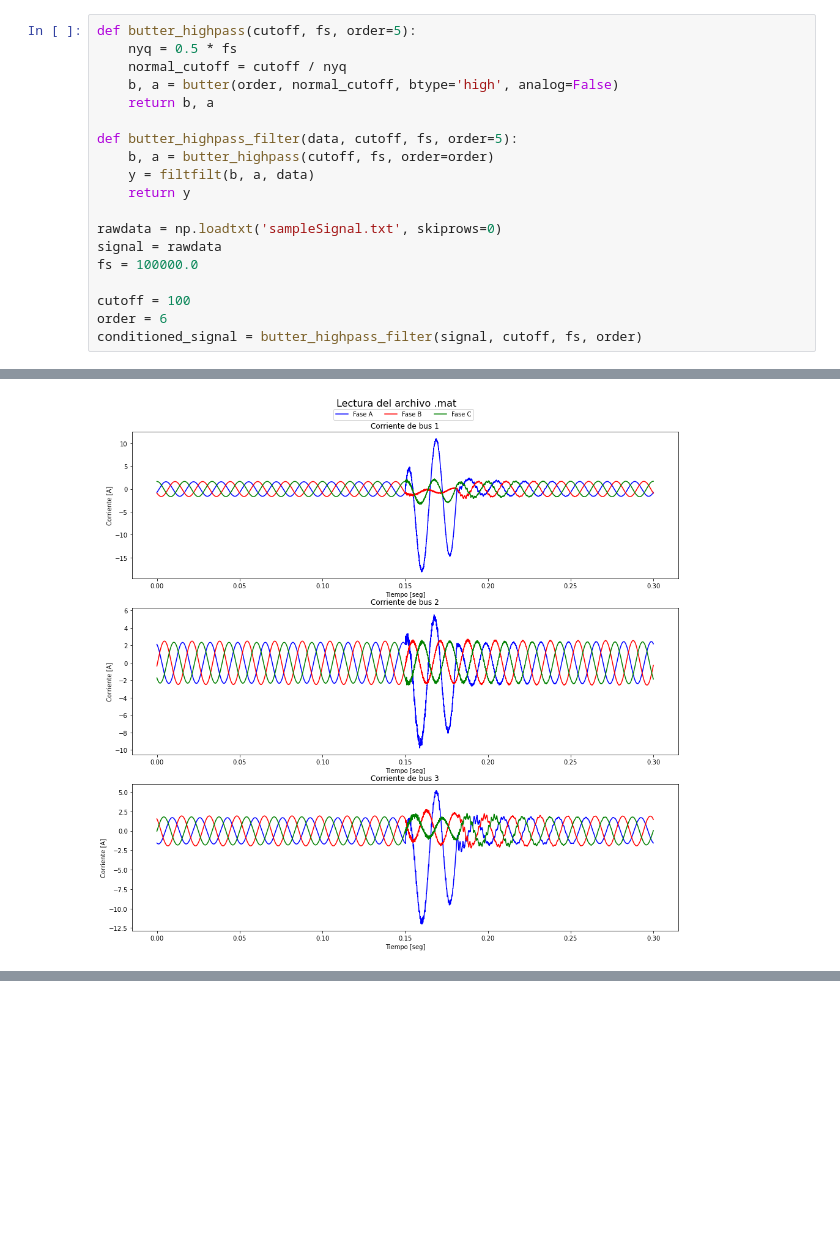
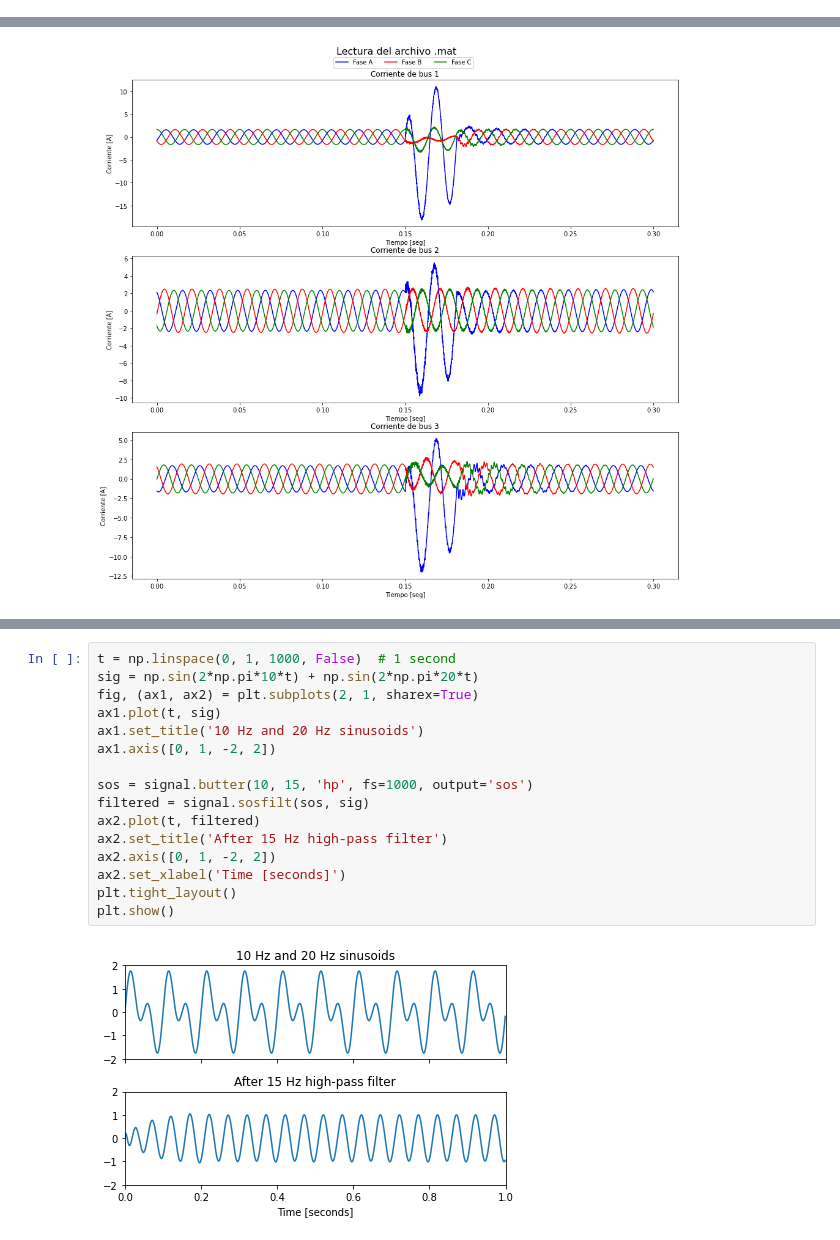
Before and after one commit to andresenrique08/Virtual_Relay_Course, a Jupyter notebook: TC3/Test_Initial.ipynb, the cells around one changed output, grey strips where cells are left out. Saved outputs shown, nothing was run; the diff lists cells and outputs as text; blank space fills up the shorter version.

```diff
--- a/TC3/Test_Initial.ipynb
+++ b/TC3/Test_Initial.ipynb
@@ -13,19 +15,0 @@ mat = loadmat('Falla_AG_15_0001ohm.mat') # El archivo se selecciona desde la int
-# %%
-def butter_highpass(cutoff, fs, order=5):
-    nyq = 0.5 * fs
-    normal_cutoff = cutoff / nyq
-    b, a = butter(order, normal_cutoff, btype='high', analog=False)
-    return b, a
-
-def butter_highpass_filter(data, cutoff, fs, order=5):
-    b, a = butter_highpass(cutoff, fs, order=order)
-    y = filtfilt(b, a, data)
-    return y
-
-rawdata = np.loadtxt('sampleSignal.txt', skiprows=0)
-signal = rawdata
-fs = 100000.0
-
-cutoff = 100
-order = 6
-conditioned_signal = butter_highpass_filter(signal, cutoff, fs, order)
@@ -124,0 +116,18 @@ array([[-0.74611014, -0.89016485,  1.66650534],
+# %%
+t = np.linspace(0, 1, 1000, False)  # 1 second
+sig = np.sin(2*np.pi*10*t) + np.sin(2*np.pi*20*t)
+fig, (ax1, ax2) = plt.subplots(2, 1, sharex=True)
+ax1.plot(t, sig)
+ax1.set_title('10 Hz and 20 Hz sinusoids')
+ax1.axis([0, 1, -2, 2])
+
+sos = signal.butter(10, 15, 'hp', fs=1000, output='sos')
+filtered = signal.sosfilt(sos, sig)
+ax2.plot(t, filtered)
+ax2.set_title('After 15 Hz high-pass filter')
+ax2.axis([0, 1, -2, 2])
+ax2.set_xlabel('Time [seconds]')
+plt.tight_layout()
+plt.show()
+# %% [output]
+[figure, added]
```
Also changed, not shown: parts of 11 cells of this notebook.
